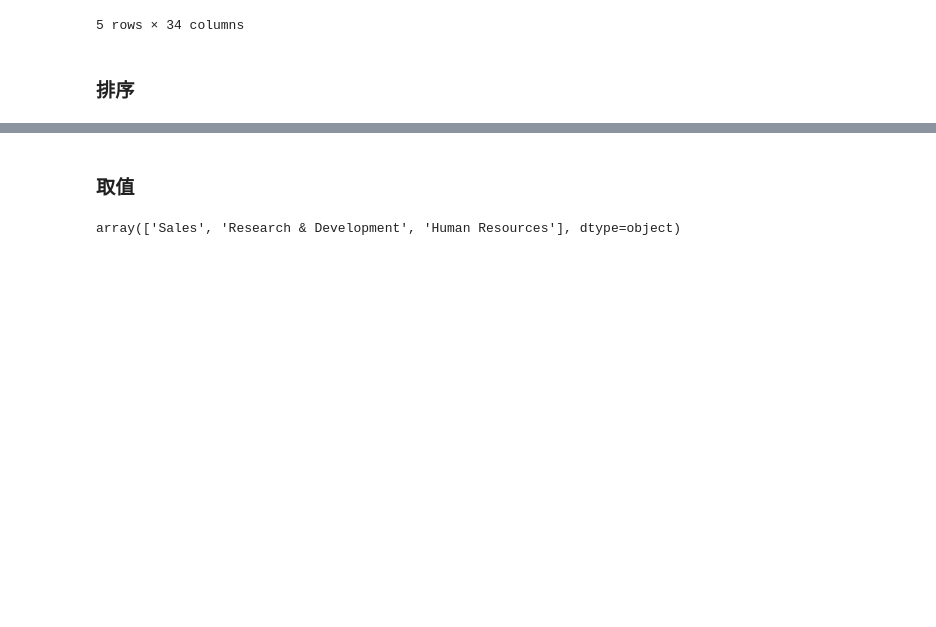
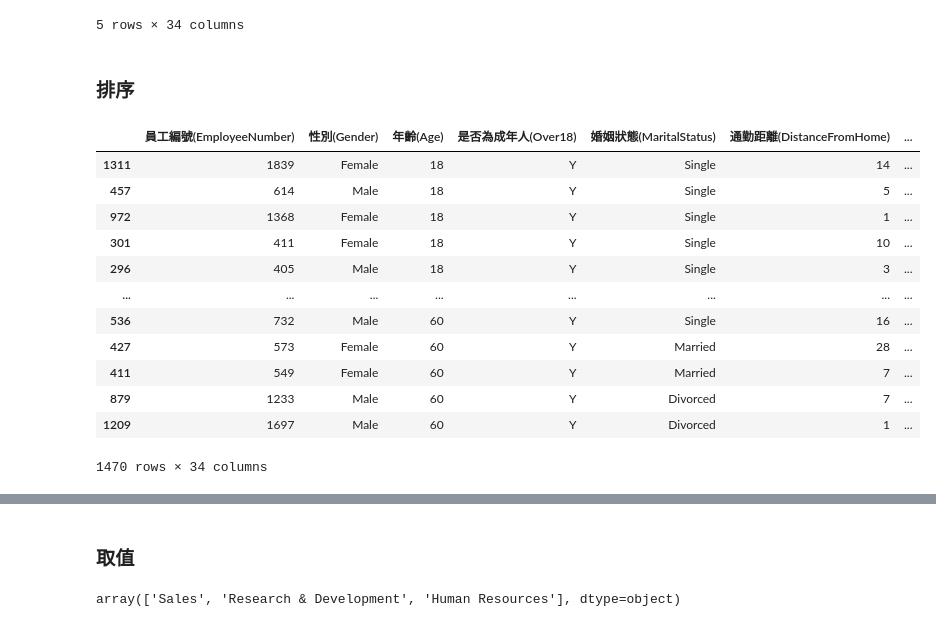
Before and after one commit to Yiting916/data_analysis, a Jupyter notebook: 03-01.Pandas.ipynb, the cells around one changed output, grey strips where cells are left out. Saved outputs shown, nothing was run; the diff lists cells and outputs as text; code cells hidden in the pictures; blank space fills up the shorter version.

```diff
--- a/03-01.Pandas.ipynb
+++ b/03-01.Pandas.ipynb
@@ -643,7 +649,7 @@ states
 # %% [markdown]
 # 其他功能
 # %%
-data = pd.read_excel('../data/R公司_人員資料.xlsx',engine='openpyxl')
+data = pd.read_excel('/content/drive/MyDrive/YiTing/Learning/Python/資料分析技術/data/R公司_人員資料.xlsx',engine='openpyxl')
 data.head()
 # %% [output]
 |  | 員工編號(EmployeeNumber) | 性別(Gender) | 年齡(Age) | 是否為成年人(Over18) | 婚姻狀態(MaritalStatus) | 通勤距離(DistanceFromHome) | ... |
@@ -657,4 +663,18 @@ data.head()
 ### 排序
 # %%
 # 針對年齡欄位排序
-data.sort_values(by='年齡(Age)', ascending=False)
+data.sort_values(by='年齡(Age)', ascending=True)
+# %% [output]
+|  | 員工編號(EmployeeNumber) | 性別(Gender) | 年齡(Age) | 是否為成年人(Over18) | 婚姻狀態(MaritalStatus) | 通勤距離(DistanceFromHome) | ... |
+| 1311 | 1839 | Female | 18 | Y | Single | 14 | ... |
+| 457 | 614 | Male | 18 | Y | Single | 5 | ... |
+| 972 | 1368 | Female | 18 | Y | Single | 1 | ... |
+| 301 | 411 | Female | 18 | Y | Single | 10 | ... |
+| 296 | 405 | Male | 18 | Y | Single | 3 | ... |
+| ... | ... | ... | ... | ... | ... | ... | ... |
+| 536 | 732 | Male | 60 | Y | Single | 16 | ... |
+| 427 | 573 | Female | 60 | Y | Married | 28 | ... |
+| 411 | 549 | Female | 60 | Y | Married | 7 | ... |
+| 879 | 1233 | Male | 60 | Y | Divorced | 7 | ... |
+| 1209 | 1697 | Male | 60 | Y | Divorced | 1 | ... |
+1470 rows × 34 columns
```
Also changed, not shown: parts of 7 cells of this notebook.
